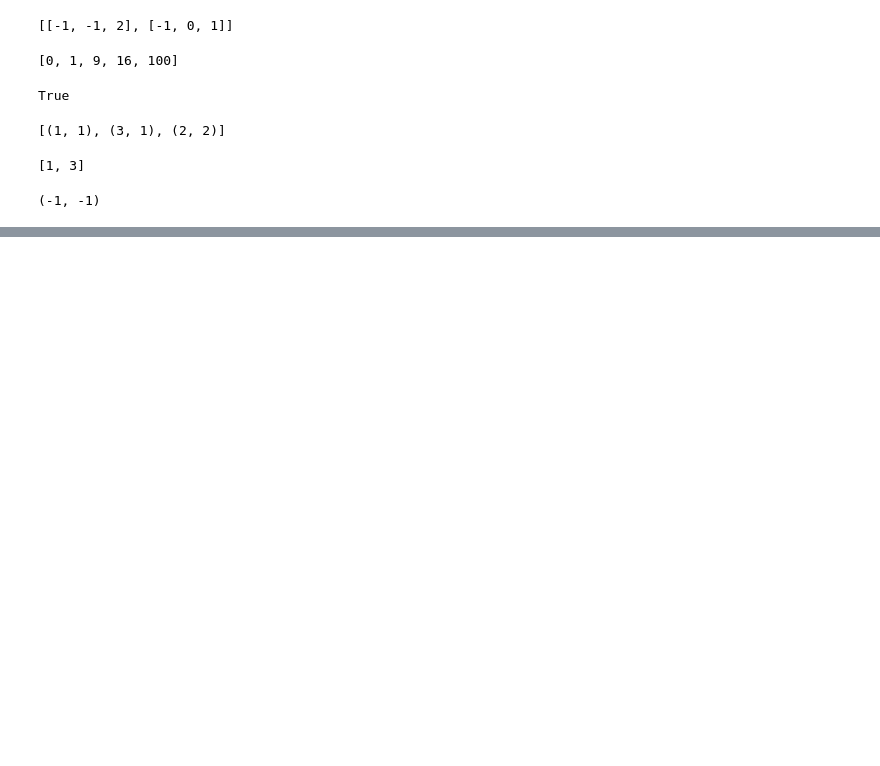
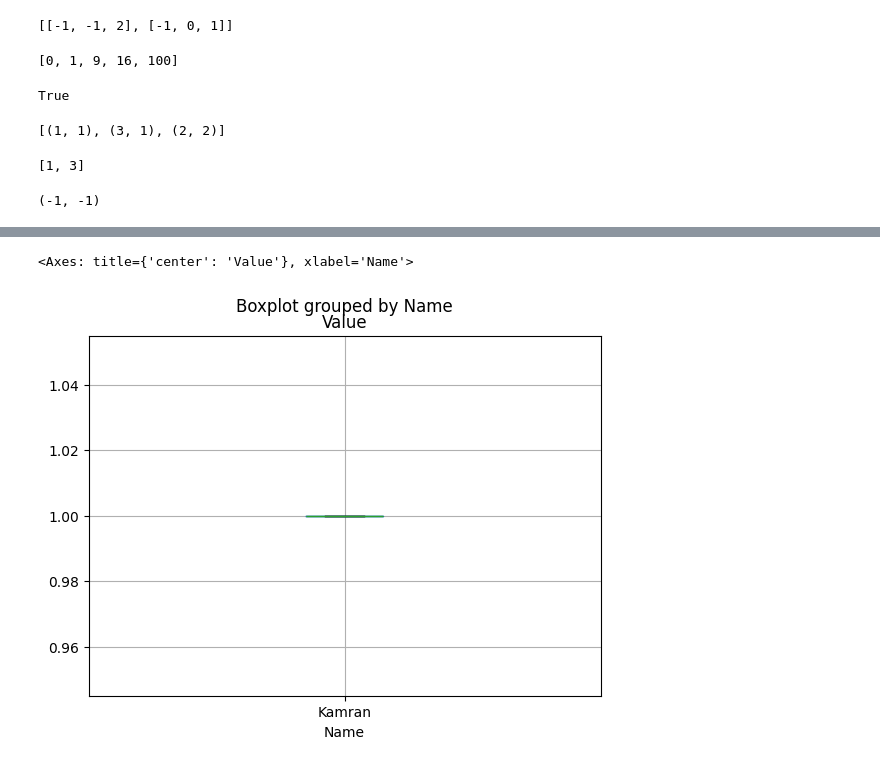
Before and after one commit to kamranshahid56-tech/Python_Practice-Numpy-Pandas-, a Jupyter notebook: python_practice.ipynb, the cells around one changed output, grey strips where cells are left out. Cells and saved outputs as stored; diff of their text form; code cells hidden in the pictures; blank space fills up the shorter version.

```diff
--- a/python_practice.ipynb
+++ b/python_practice.ipynb
@@ -2100,0 +2165,10 @@ print(sol.two_sum_sorted(nums, target))
+# %%
+import pandas as pd
+import numpy as np
+df2 = pd.DataFrame({
+    "Name": "Kamran",
+    "DOB" : pd.Timestamp("20040204"),
+    "Value": pd.Series(1,index = list(range(4)), dtype="float32"),
+    "Array": np.array([4]*4),
+    "E": pd.Categorical(["test", "", "test", "train"])
+})
@@ -2100,0 +2204,5 @@ print(sol.two_sum_sorted(nums, target))
+# %%
+df2.boxplot(column = "Value", by = "Name")
+# %% [output]
+<Axes: title={'center': 'Value'}, xlabel='Name'>
+[figure, added]
```
Also changed, not shown: parts of 22 cells of this notebook.
